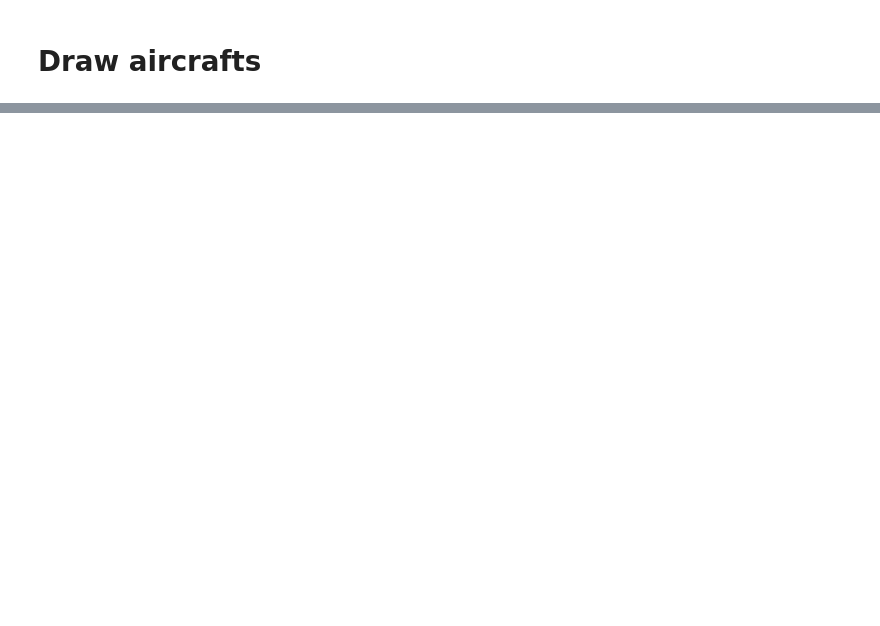
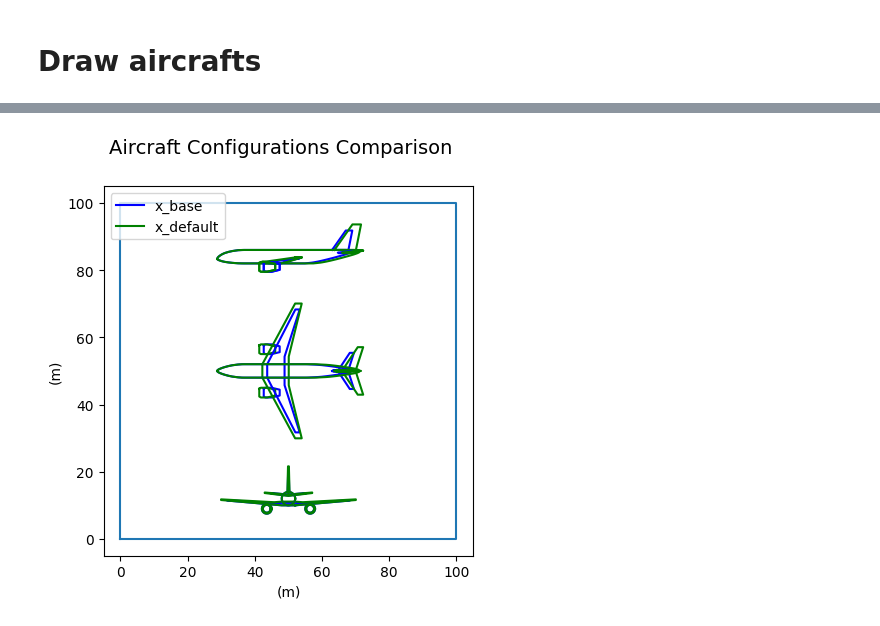
Before and after one commit to hannabkre/lh2pac, a Jupyter notebook: docs/scripts/project/UC2_problem3.ipynb, the cells around one changed output, grey strips where cells are left out. Saved outputs shown, nothing was run; the diff lists cells and outputs as text; code cells hidden in the pictures; blank space fills up the shorter version.

```diff
--- a/docs/scripts/project/UC2_problem3.ipynb
+++ b/docs/scripts/project/UC2_problem3.ipynb
@@ -301,0 +383,4 @@ draw_aircraft(AC1, AC2, title="Aircraft Configurations Comparison", save=False,
+# %%
+draw_aircraft(AC1, AC3, title="Aircraft Configurations Comparison", save=False, show=True)
+# %% [output]
+[figure, added]
```
Also changed, not shown: parts of 19 cells of this notebook, 2 other files.
